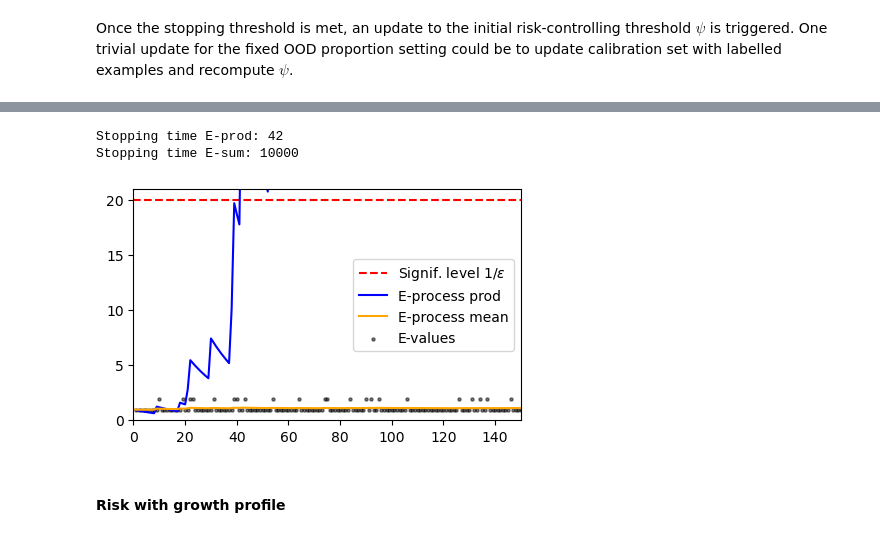
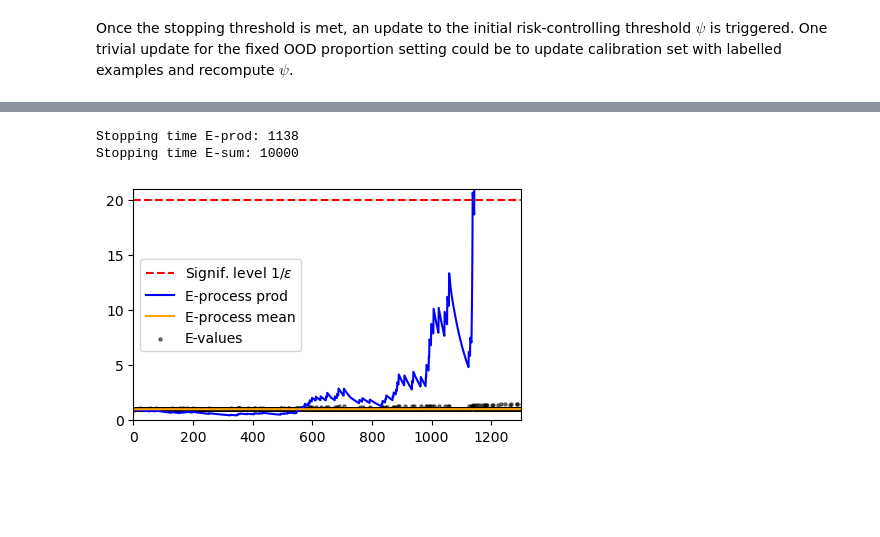
Before and after one commit to alextimans/risk-monitor, a Jupyter notebook: notebooks/rc_supervised.ipynb, the cells around one changed output, grey strips where cells are left out. Saved outputs shown, nothing was run; the diff lists cells and outputs as text; code cells hidden in the pictures; blank space fills up the shorter version.

```diff
--- a/notebooks/rc_supervised.ipynb
+++ b/notebooks/rc_supervised.ipynb
@@ -882,8 +895,14 @@ stream_bern = torch.zeros(T)
 stream_idx = torch.zeros(T)
 stream_losses = torch.zeros(T)
 
+ood_idx = 0
+
 # generate data stream
 for t in tqdm(range(0, T), desc="Time step"):
+
+    ood_prob = ood_probs[ood_idx]
+    if (t>0) and (t%100 == 0):
+        ood_idx += 1
 
     # simulate test sample (in or out of distribution)
     bern = np.random.binomial(1, ood_prob)
@@ -946,0 +988,11 @@ stream_eval[:50], stream_eprod[:50], stream_esum[:50]
+# %%
+lams = thresh_grid(0, (1/eps)-0.1, 0.1)
+lam_growth = torch.ones((len(lams), T-1))
+
+for i, lam in enumerate(lams):
+    growth = torch.log(torch.ones(T) + lam * (stream_losses - eps))
+    lam_growth[i] = torch.cumsum(growth, dim=0)[0:-1] # growth until t-1 for t
+# %%
+lam_init = torch.ones(1)
+lam_gr, lam_idx = lam_growth.max(dim=0)
+lam_opt = torch.cat([lam_init, lams[lam_idx]])
@@ -946,0 +1014,4 @@ stream_eval[:50], stream_eprod[:50], stream_esum[:50]
+# %%
+stream_eval = torch.ones(T) + lam_opt * (stream_losses - eps)
+stream_eprod = torch.cumprod(stream_eval, dim=0)
+stream_esum = torch.cumsum(stream_eval, dim=0) / torch.arange(1, T+1)
@@ -947,20 +1039,18 @@ stream_eval[:50], stream_eprod[:50], stream_esum[:50]
 # %%
 plt.figure(figsize=(5, 3))
 plt.axhline(y=1/eps, color="red", linestyle="--", label=r"Signif. level $1/\epsilon$")
 plt.plot(stream_eprod, label="E-process prod", color="blue")
 plt.plot(stream_esum, label="E-process mean", color="orange")
 plt.scatter(torch.arange(1, T+1), stream_eval, label="E-values", color="black", s=5, alpha=0.5)
 plt.legend()
 
 plt.ylim(-0.01, 1/eps + 1)
 # plt.ylim(-0.01, 2)
-plt.xlim(0, 150)
+plt.xlim(0, 1300)
 
 print(f"Stopping time E-prod: {get_stopping_time(stream_eprod, eps)}")
 print(f"Stopping time E-sum: {get_stopping_time(stream_esum, eps)}")
 # %% [output]
-Stopping time E-prod: 42
+Stopping time E-prod: 1138
 Stopping time E-sum: 10000
-[figure, old version]
+[figure, new version]
-# %% [markdown]
-#### Risk with growth profile
```
Also changed, not shown: parts of 49 cells of this notebook.
